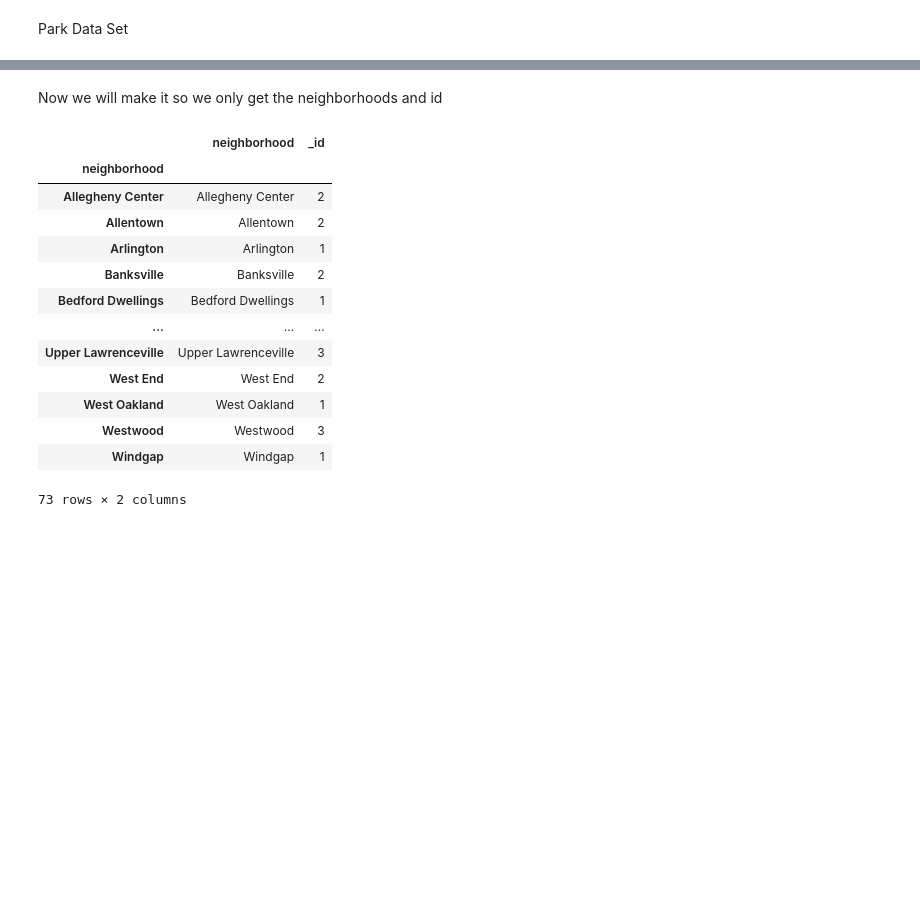
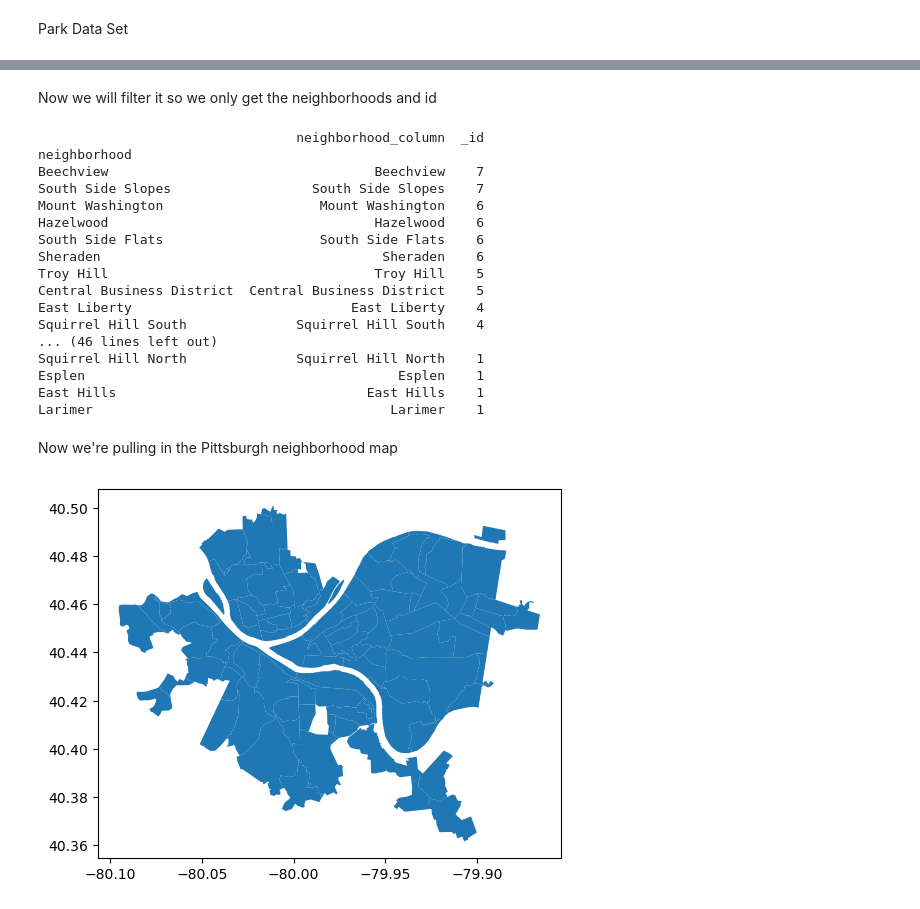
Before and after one commit to jkruse7/bidshappyfinal, a Jupyter notebook: Parks.ipynb, the cells around one changed output, grey strips where cells are left out. Drawn from its saved outputs; the diff is of its cells as text; code cells hidden in the pictures; blank space fills up the shorter version.

Commit message:
Finished Park Visualization

```diff
--- a/Parks.ipynb
+++ b/Parks.ipynb
@@ -14,20 +47,32 @@ park_neigh["neighborhood"] = park_neigh.index
 # %% [markdown]
-Now we will make it so we only get the neighborhoods and id
+Now we will filter it so we only get the neighborhoods and id
 # %%
-park_2 = park_neigh[["neighborhood","_id"]] #gets neighborhood and id
-park_2
+park_2 = actual_parks[["neighborhood_column","_id"]] #gets neighborhood and id
+park_2 = park_2.sort_values(by = "_id",ascending=False)
+print(park_2.head(60))
 # %% [output]
-|  | neighborhood | _id |
-| neighborhood |  |  |
-| Allegheny Center | Allegheny Center | 2 |
-| Allentown | Allentown | 2 |
-| Arlington | Arlington | 1 |
-| Banksville | Banksville | 2 |
-| Bedford Dwellings | Bedford Dwellings | 1 |
-| ... | ... | ... |
-| Upper Lawrenceville | Upper Lawrenceville | 3 |
-| West End | West End | 2 |
-| West Oakland | West Oakland | 1 |
-| Westwood | Westwood | 3 |
-| Windgap | Windgap | 1 |
-73 rows × 2 columns
+                                 neighborhood_column  _id
+neighborhood
+Beechview                                  Beechview    7
+South Side Slopes                  South Side Slopes    7
+Mount Washington                    Mount Washington    6
+Hazelwood                                  Hazelwood    6
+South Side Flats                    South Side Flats    6
+Sheraden                                    Sheraden    6
+Troy Hill                                  Troy Hill    5
+Central Business District  Central Business District    5
+East Liberty                            East Liberty    4
+Squirrel Hill South              Squirrel Hill South    4
+... (46 lines left out)
+Squirrel Hill North              Squirrel Hill North    1
+Esplen                                        Esplen    1
+East Hills                                East Hills    1
+Larimer                                      Larimer    1
+# %% [markdown]
+Now we're pulling in the Pittsburgh neighborhood map
+# %%
+neighborhoods = geopandas.read_file("Neighborhoods/Neighborhoods_.shp") # read in the shapefile
+neighborhoods.plot()
+plt.show()
+# %% [output]
+[figure, added]
```
Also changed, not shown: parts of 8 cells of this notebook, 1 other file.
